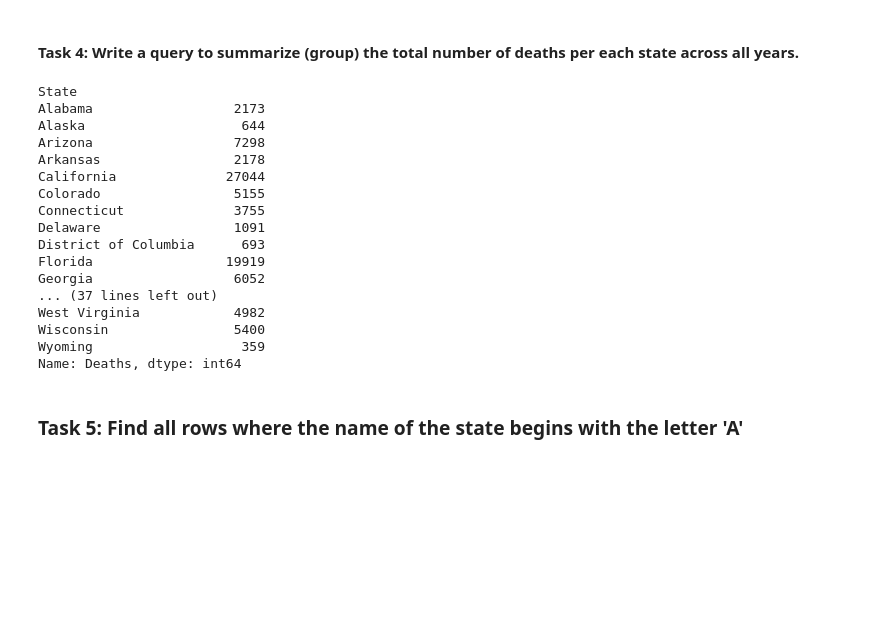
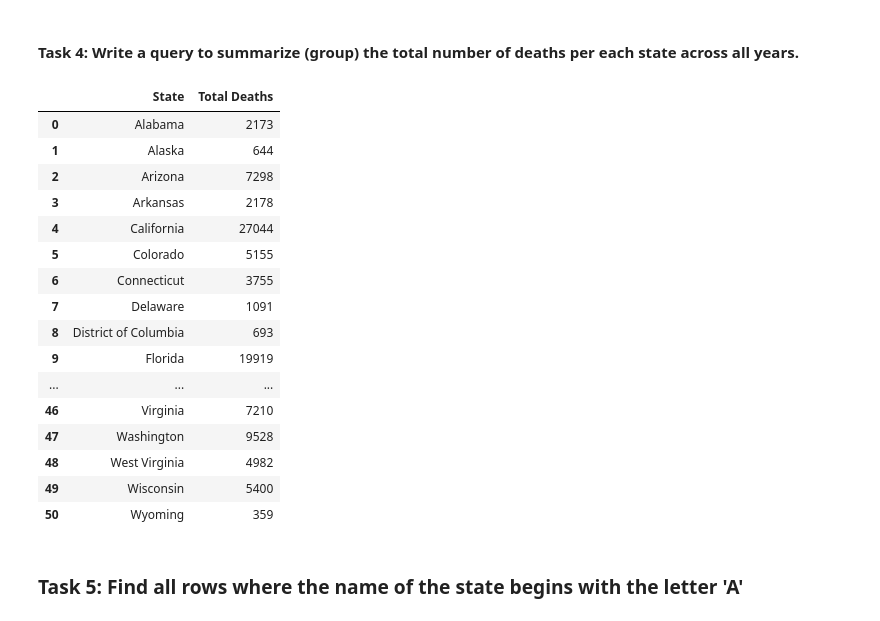
Before and after one commit to andrewnoonan2004/INFSCI-0510, a Jupyter notebook: Assignment1.ipynb, the cells around one changed output. Saved outputs shown, nothing was run; the diff lists cells and outputs as text; code cells hidden in the pictures; blank space fills up the shorter version.

```diff
--- a/Assignment1.ipynb
+++ b/Assignment1.ipynb
@@ -101,25 +99,26 @@ df.query("Deaths >=2000")[['State', 'Year']] ## Query only showing state and yea
 # %% [markdown]
 #### Task 4: Write a query to summarize (group) the total number of deaths per each state across all years.
 # %%
-df.groupby('State')['Deaths'].sum()  # Group deaths by state
+df.groupby('State')['Deaths'].sum().reset_index(name='Total Deaths')
+# Group deaths by state
 # %% [output]
-State
-Alabama                  2173
-Alaska                    644
-Arizona                  7298
-Arkansas                 2178
-California              27044
-Colorado                 5155
-Connecticut              3755
-Delaware                 1091
-District of Columbia      693
-Florida                 19919
-Georgia                  6052
-... (37 lines left out)
-West Virginia            4982
-Wisconsin                5400
-Wyoming                   359
-Name: Deaths, dtype: int64
+|  | State | Total Deaths |
+| 0 | Alabama | 2173 |
+| 1 | Alaska | 644 |
+| 2 | Arizona | 7298 |
+| 3 | Arkansas | 2178 |
+| 4 | California | 27044 |
+| 5 | Colorado | 5155 |
+| 6 | Connecticut | 3755 |
+| 7 | Delaware | 1091 |
+| 8 | District of Columbia | 693 |
+| 9 | Florida | 19919 |
+| ... | ... | ... |
+| 46 | Virginia | 7210 |
+| 47 | Washington | 9528 |
+| 48 | West Virginia | 4982 |
+| 49 | Wisconsin | 5400 |
+| 50 | Wyoming | 359 |
 # %% [markdown]
 ### Task 5: Find all rows where the name of the state begins with the letter 'A'
 # %%
```
Also changed, not shown: parts of 6 cells of this notebook.
